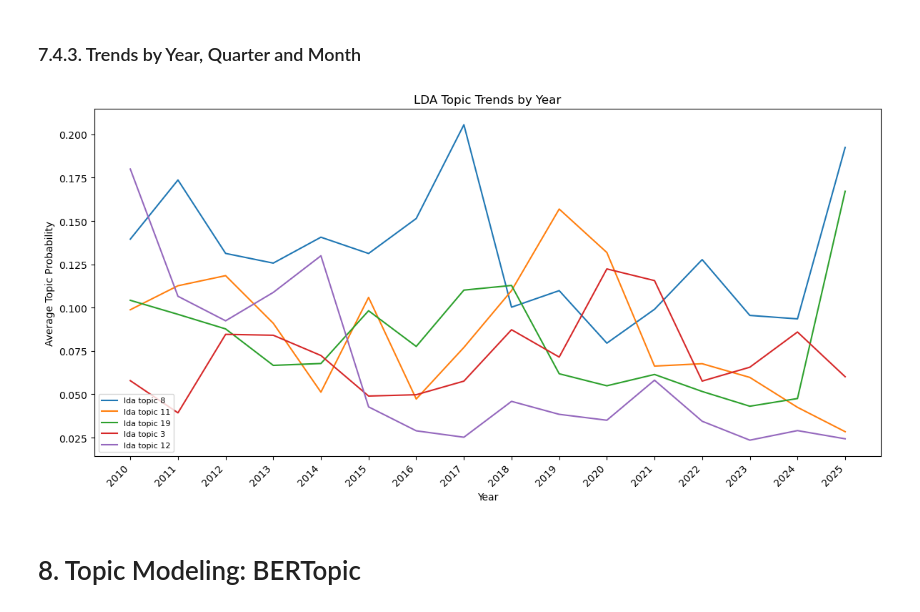
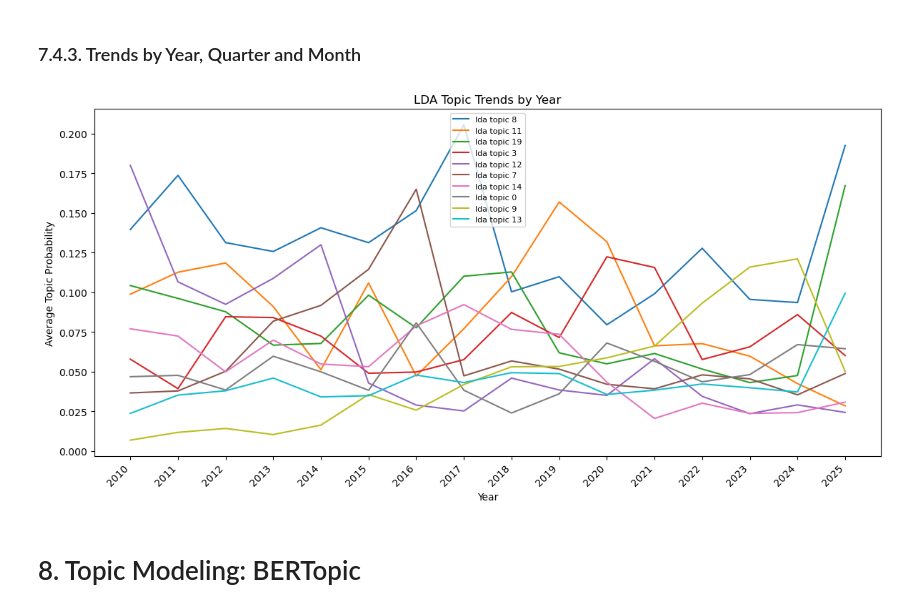
Before and after one commit to YoungbokYi/Text-Mining-FCC-Documents, a Jupyter notebook: Trend_Analysis.ipynb, the cells around one changed output. Drawn from its saved outputs; the diff is of its cells as text; code cells hidden in the pictures.

```diff
--- a/Trend_Analysis.ipynb
+++ b/Trend_Analysis.ipynb
@@ -2914,16 +2914,16 @@ save_table(lda_topic_trend_by_month, 'lda_topic_trend_by_month.csv')
 # %%
 # Plot the top LDA topic trends by year.
 plot_lines(
     lda_topic_trend_by_year,
     'year',
     lda_topic_cols,
     'LDA Topic Trends by Year',
     'Average Topic Probability',
     'lda_topic_trends_by_year.png',
-    top_n=5
+    top_n=10
 )
 # %% [output]
-[figure, old version]
+[figure, new version]
 # %% [markdown]
 # 8. Topic Modeling: BERTopic
 # %% [markdown]
```
Also changed, not shown: parts of 4 cells of this notebook.
